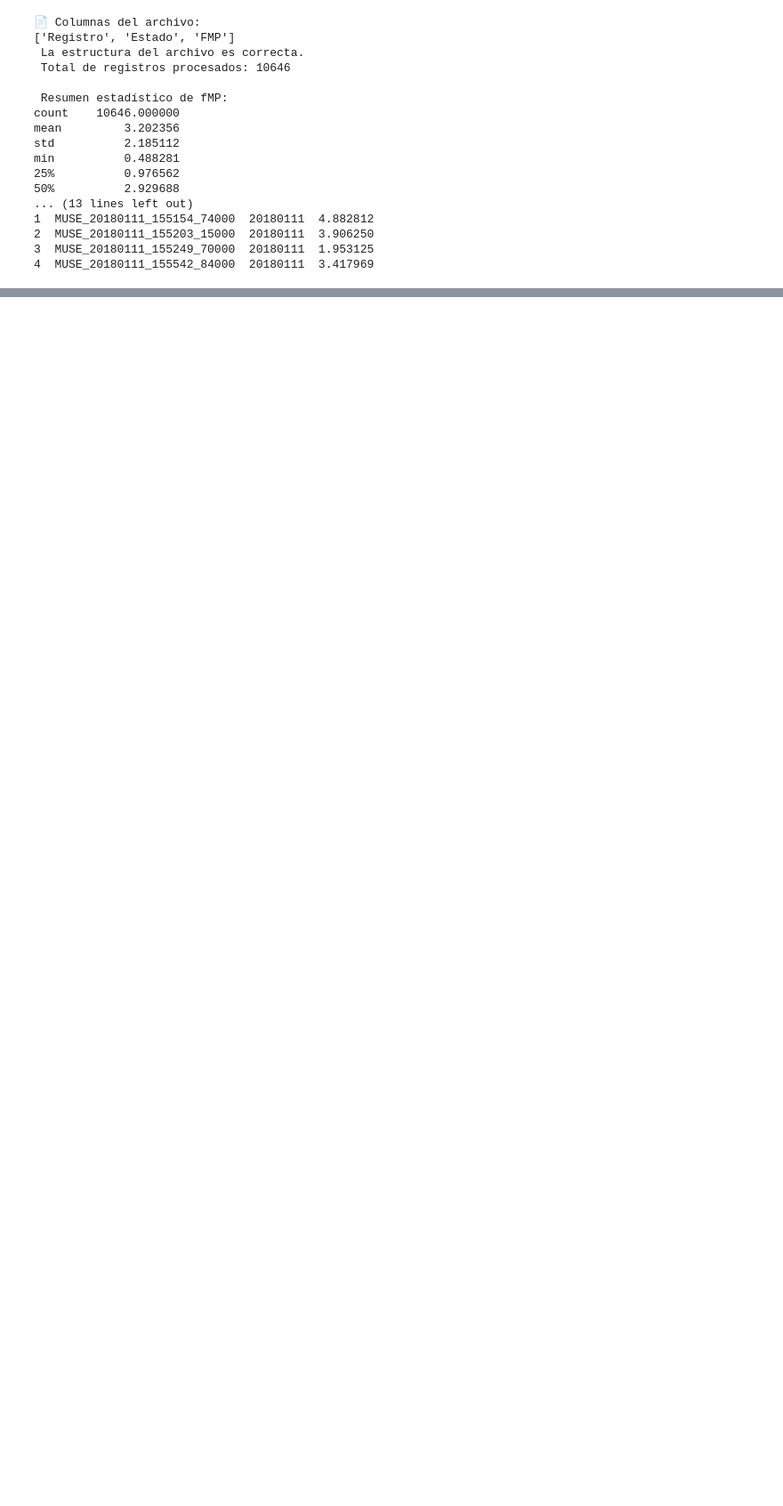
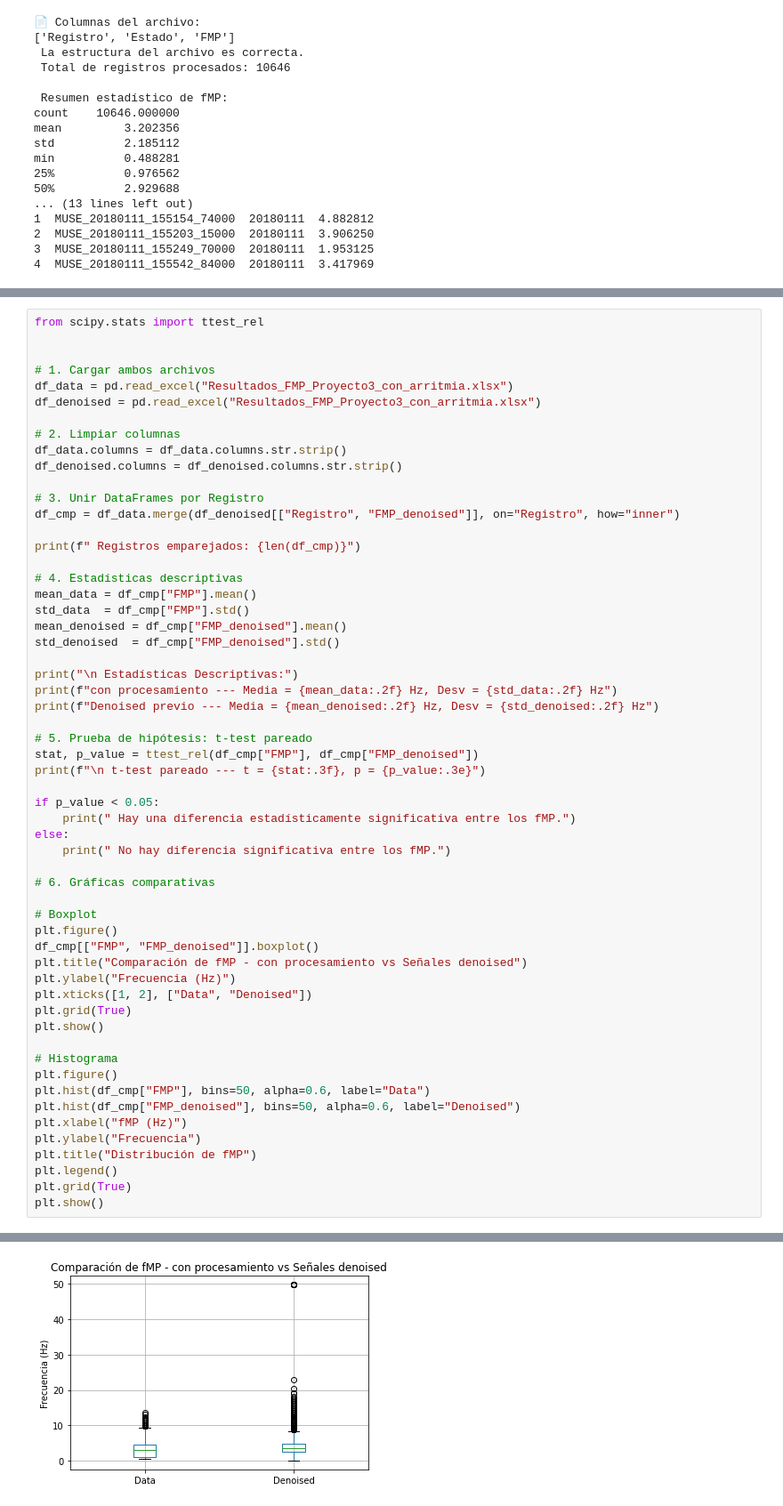
Before and after one commit to Felipeagudelom/Proyecto-3, a Jupyter notebook: Proyecto 3.ipynb, the cells around one changed output, grey strips where cells are left out. Shown at 89% size. Saved outputs shown, nothing was run; the diff lists cells and outputs as text; blank space fills up the shorter version.

```diff
--- a/Proyecto 3.ipynb
+++ b/Proyecto 3.ipynb
@@ -404,0 +592,58 @@ min          0.488281
+# %%
+from scipy.stats import ttest_rel
+
+
+# 1. Cargar ambos archivos
+df_data = pd.read_excel("Resultados_FMP_Proyecto3_con_arritmia.xlsx")
+df_denoised = pd.read_excel("Resultados_FMP_Proyecto3_con_arritmia.xlsx")
+
+# 2. Limpiar columnas
+df_data.columns = df_data.columns.str.strip()
+df_denoised.columns = df_denoised.columns.str.strip()
+
+# 3. Unir DataFrames por Registro
+df_cmp = df_data.merge(df_denoised[["Registro", "FMP_denoised"]], on="Registro", how="inner")
+
+print(f" Registros emparejados: {len(df_cmp)}")
+
+# 4. Estadísticas descriptivas
+mean_data = df_cmp["FMP"].mean()
+std_data  = df_cmp["FMP"].std()
+mean_denoised = df_cmp["FMP_denoised"].mean()
+std_denoised  = df_cmp["FMP_denoised"].std()
+
+print("\n Estadísticas Descriptivas:")
+print(f"con procesamiento --- Media = {mean_data:.2f} Hz, Desv = {std_data:.2f} Hz")
+print(f"Denoised previo --- Media = {mean_denoised:.2f} Hz, Desv = {std_denoised:.2f} Hz")
+
+# 5. Prueba de hipótesis: t-test pareado
+stat, p_value = ttest_rel(df_cmp["FMP"], df_cmp["FMP_denoised"])
+print(f"\n t-test pareado --- t = {stat:.3f}, p = {p_value:.3e}")
+
+if p_value < 0.05:
+    print(" Hay una diferencia estadísticamente significativa entre los fMP.")
+else:
+    print(" No hay diferencia significativa entre los fMP.")
+
+# 6. Gráficas comparativas
+
+# Boxplot
+plt.figure()
+df_cmp[["FMP", "FMP_denoised"]].boxplot()
+plt.title("Comparación de fMP - con procesamiento vs Señales denoised")
+plt.ylabel("Frecuencia (Hz)")
+plt.xticks([1, 2], ["Data", "Denoised"])
+plt.grid(True)
+plt.show()
+
+# Histograma
+plt.figure()
+plt.hist(df_cmp["FMP"], bins=50, alpha=0.6, label="Data")
+plt.hist(df_cmp["FMP_denoised"], bins=50, alpha=0.6, label="Denoised")
+plt.xlabel("fMP (Hz)")
+plt.ylabel("Frecuencia")
+plt.title("Distribución de fMP")
+plt.legend()
+plt.grid(True)
+plt.show()
+# %% [output]
@@ -404,0 +658 @@ min          0.488281
+[figure, added]
```
Also changed, not shown: parts of 21 cells of this notebook.
